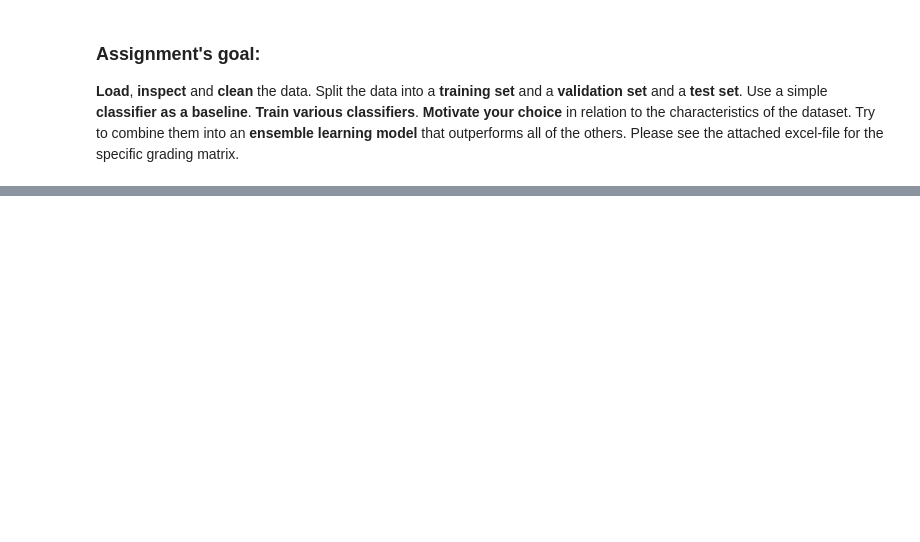
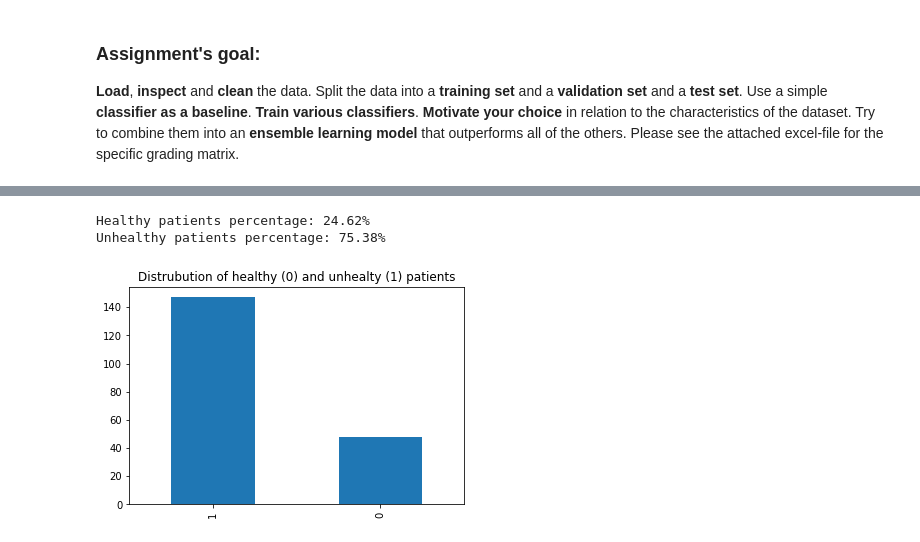
Before and after one commit to PRiesebos/DS3_Supervised, a Jupyter notebook: FinalAssignment.ipynb, the cells around one changed output, grey strips where cells are left out. Drawn from its saved outputs; the diff is of its cells as text; code cells hidden in the pictures; blank space fills up the shorter version.

```diff
--- a/FinalAssignment.ipynb
+++ b/FinalAssignment.ipynb
@@ -31,2 +71,10 @@ Amount of empty values: 0
+# %%
+df.status.value_counts().plot(title="Distrubution of healthy (0) and unhealty (1) patients", kind="bar")
+unhealthy, healthy = df.status.value_counts()/df.shape[0]
+print(f'Healthy patients percentage: {healthy*100:.2f}%\nUnhealthy patients percentage: {unhealthy*100:.2f}%')
+# %% [output]
+Healthy patients percentage: 24.62%
+Unhealthy patients percentage: 75.38%
+[figure, added]
 # %%
 # plotting correlation heatmap
```
Also changed, not shown: parts of 17 cells of this notebook.
